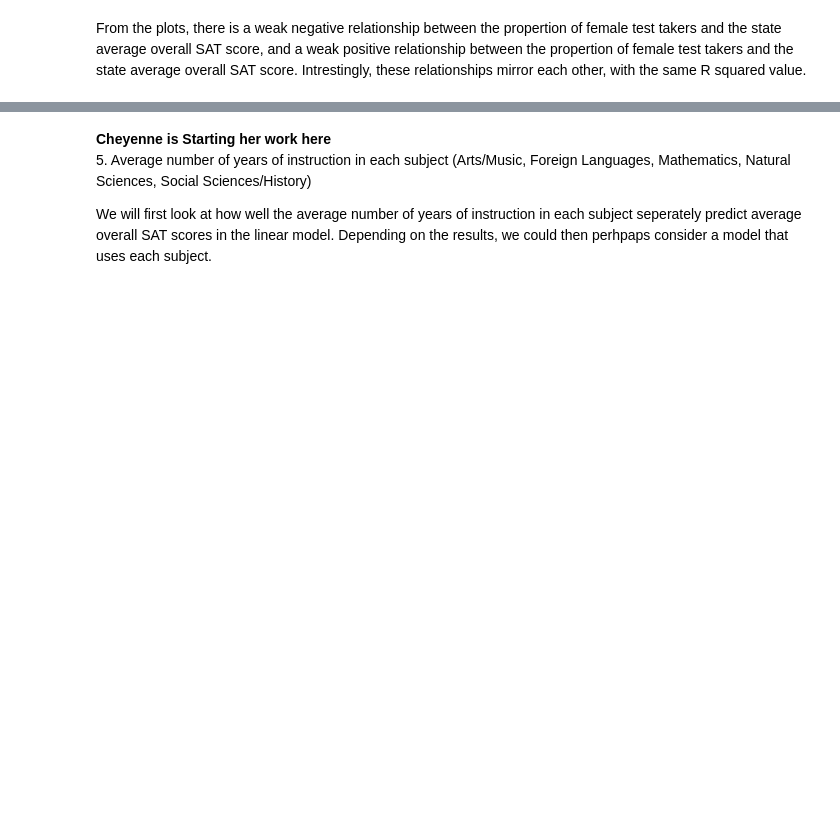
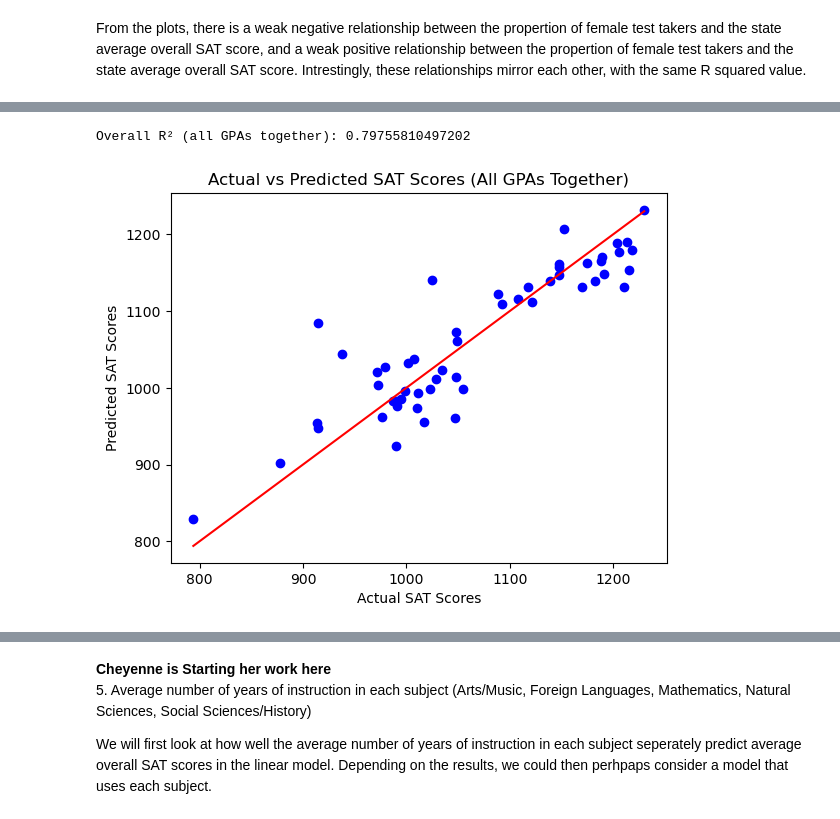
Before and after one commit to Cheyenne232025S/CMDA-3654-Project, a Jupyter notebook: notebooks/Project2.ipynb, the cells around one changed output, grey strips where cells are left out. Drawn from its saved outputs; the diff is of its cells as text; code cells hidden in the pictures; blank space fills up the shorter version.

```diff
--- a/notebooks/Project2.ipynb
+++ b/notebooks/Project2.ipynb
@@ -170,0 +299,25 @@ From the plots, there is a weak negative relationship between the propertion of
+# %%
+y = sat_data_2014["Total_Overall_Score"]
+
+X = sat_data_2014[["Academic Subjects.Arts/Music.Average GPA",
+                   "Academic Subjects.English.Average GPA",
+                   "Academic Subjects.Foreign Languages.Average GPA",
+                   "Academic Subjects.Mathematics.Average GPA",
+                   "Academic Subjects.Natural Sciences.Average GPA",
+                   "Academic Subjects.Social Sciences/History.Average GPA"]]
+
+model = LinearRegression().fit(X, y)
+print("Overall R² (all GPAs together):", model.score(X, y))
+
+# scatter
+y_pred = model.predict(X)
+
+plt.scatter(y, y_pred, color='blue')
+plt.plot([y.min(), y.max()], [y.min(), y.max()], color='red')
+plt.xlabel("Actual SAT Scores")
+plt.ylabel("Predicted SAT Scores")
+plt.title("Actual vs Predicted SAT Scores (All GPAs Together)")
+plt.show()
+# %% [output]
+Overall R² (all GPAs together): 0.79755810497202
+[figure, added]
```
Also changed, not shown: parts of 39 cells of this notebook.
